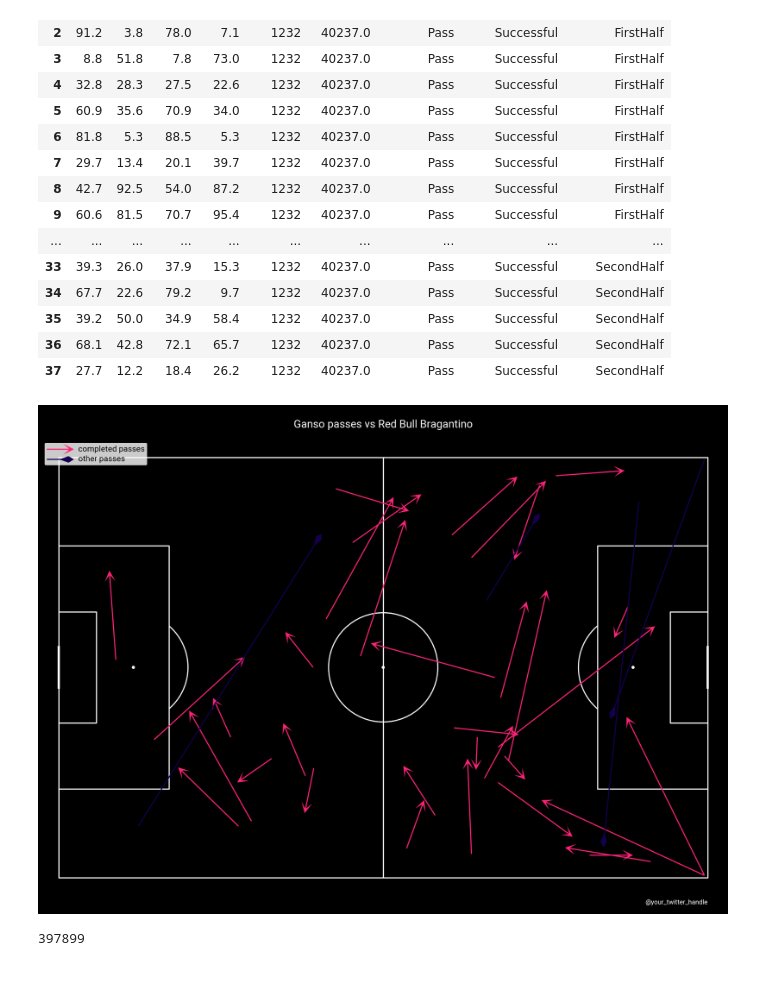
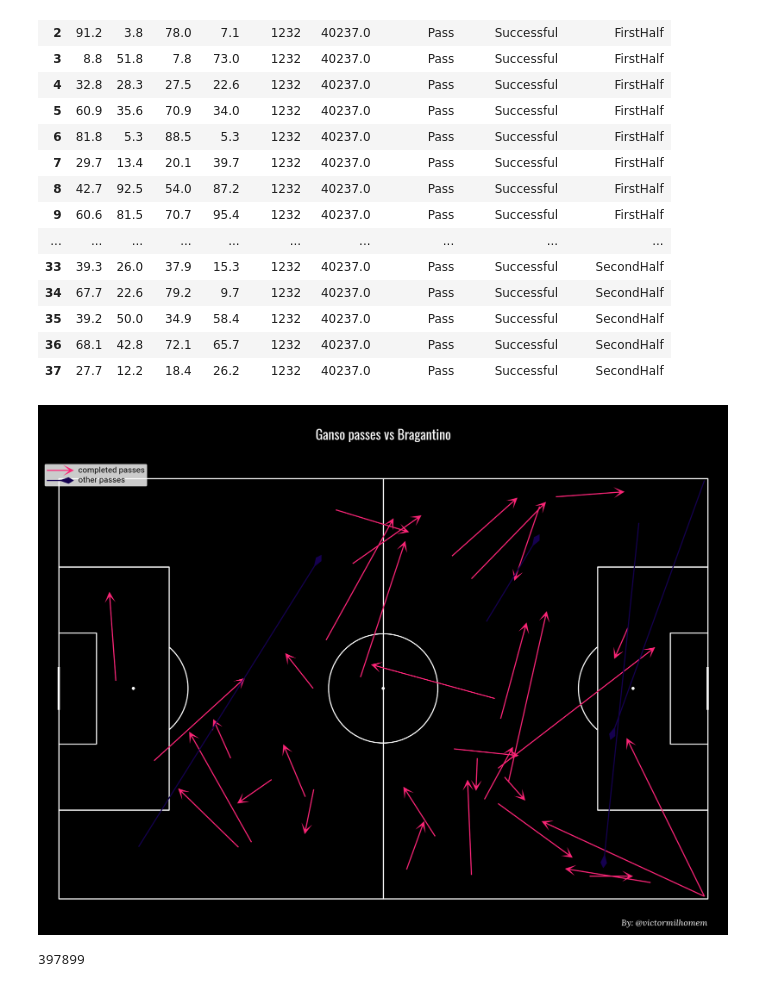
Before and after one commit to VictorMilhomem/FootballAnalysisTools, a Jupyter notebook: src/tests.ipynb, the cells around one changed output. Drawn from its saved outputs; the diff is of its cells as text; code cells hidden in the pictures.

```diff
--- a/src/tests.ipynb
+++ b/src/tests.ipynb
@@ -88,49 +88,11 @@ import matplotlib.pyplot as plt
 # %%
 
 mask_complete = ganso_passes['outcomeType'] == 'Successful'
-# %%
-from utils import *
-# Set up the pitch
-pitch = Pitch(pitch_type='opta', pitch_color=COLORS_PALETTE_13["bkg"], line_color='#ffff')
-
-
-fig, axs = pitch.grid(endnote_height=0.03, endnote_space=0, figheight=13.5,
-                      title_height=0.06, title_space=0, grid_height=0.86,
-                      # Turn off the endnote/title axis. I usually do this after
-                      # I am happy with the chart layout and text placement
-                      axis=False)
-fig.set_facecolor(COLORS_PALETTE_13["bkg"])
-
-# Plot the completed passes
-pitch.arrows(ganso_passes[mask_complete]['x'], ganso_passes[mask_complete]['y'],
-             ganso_passes[mask_complete]['endX'], ganso_passes[mask_complete]['endY'], width=2, headwidth=10,
-             headlength=10, color=COLORS_PALETTE_13["color3"], ax=axs['pitch'], label='completed passes')
-
-# Plot the other passes
-pitch.arrows(ganso_passes[~mask_complete]['x'], ganso_passes[~mask_complete]['x'],
-             ganso_passes[~mask_complete]['endX'], ganso_passes[~mask_complete]['endY'], width=2,
-             headwidth=6, headlength=5, headaxislength=12,
-             color=COLORS_PALETTE_13["color1"], ax=axs['pitch'], label='other passes')
-
-# fontmanager for Google font (robotto)
-robotto_regular = FONT_ROBOTO
-
-# Set up the legend
-legend = axs['pitch'].legend(facecolor='#ffff', handlelength=5, edgecolor='None',
-                             prop=robotto_regular, loc='upper left')
-for text in legend.get_texts():
-    text.set_fontsize(15)
-
-# endnote and title
-axs['endnote'].text(1, 0.5, '@your_twitter_handle', va='center', ha='right', fontsize=12,
-                    fontproperties=robotto_regular, color='#ffff')
-axs['title'].text(0.5, 0.5, f'Ganso passes vs {list(teams_dict.values())[1] }', color='#ffff',
-                  va='center', ha='center',
-                  fontproperties=robotto_regular, fontsize=20)
-
-plt.show()  # If you are using a Jupyter notebook you do not need this line
-# %% [output]
-[figure, removed]
+# %%
+from utils import *
+create_passes_map(ganso_passes, "Ganso passes vs Bragantino")
+# %% [output]
+[figure, added]
 # %%
 shots_df = get_shots_df(events_dict)
 # %%
```
Also changed, not shown: parts of 7 cells of this notebook, 1 other file.
